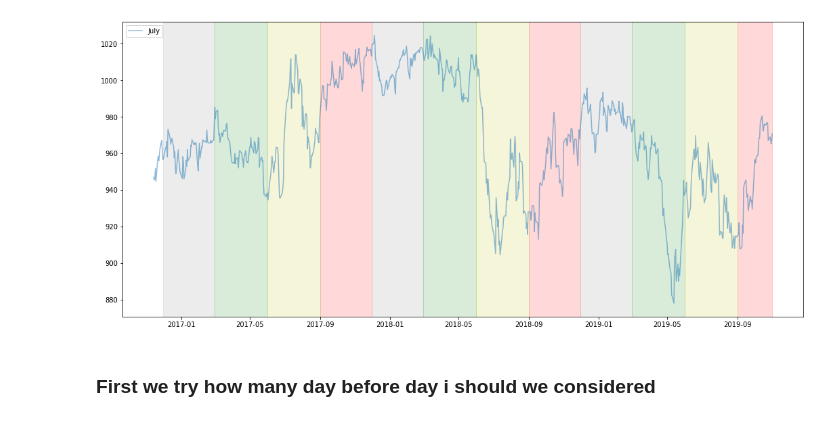
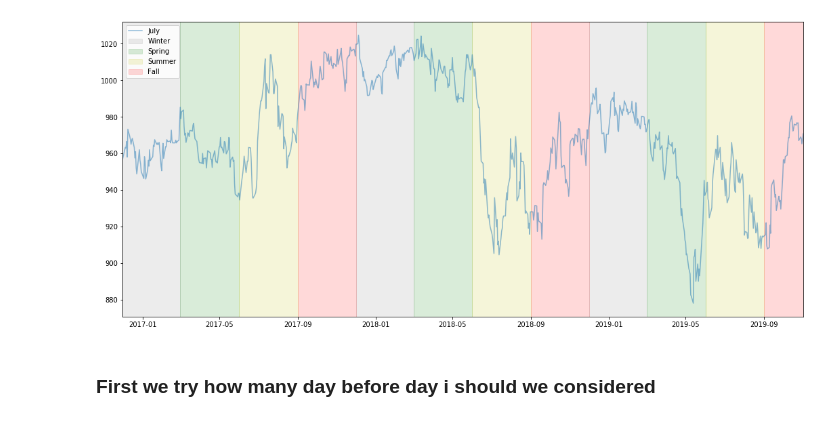
Before and after one commit to WaverlyK/MinneMUDAC, a Jupyter notebook: Preliminary_Analysis/RegressionModeling/SimpleRegressionMethods.ipynb, the cells around one changed output. Saved outputs shown, nothing was run; the diff lists cells and outputs as text; code cells hidden in the pictures.

```diff
--- a/Preliminary_Analysis/RegressionModeling/SimpleRegressionMethods.ipynb
+++ b/Preliminary_Analysis/RegressionModeling/SimpleRegressionMethods.ipynb
@@ -46,35 +46,39 @@ def get_lrn_val(Xfold,yfold,i,k):
 # %%
 import pandas as pd
 from functools import reduce
 import matplotlib.pyplot as plt
 import numpy as np
 import sklearn.metrics as metric
 from sklearn.linear_model import LinearRegression
 from sklearn.svm import SVR
 from sklearn.ensemble import AdaBoostRegressor
 
 # Read data
 july_old = pd.read_csv('july2020.csv')
 july = pd.read_csv('july2020_updated.csv')
 
 july_old['Date'] = pd.to_datetime(july_old['Date'])
 july['Date'] = pd.to_datetime(july['Date'])
 
 # Plot the july closing price for verification
 h = plt.figure(figsize=(18,8))
 h = plt.plot(july['Date'],july['Close'],label='July',alpha=0.5)
-h = plt.legend()
+
 
 seasonLine = ['2016-12-1','2017-03-1','2017-06-1','2017-09-1','2017-12-1','2018-03-1','2018-06-1','2018-09-1','2018-12-1','2019-03-1','2019-06-1','2019-09-1','2019-11-1']
 c = ['grey','g','y','r','grey','g','y','r','grey','g','y','r']
 l = ['Winter','Spring','Summer','Fall','Winter','Spring','Summer','Fall','Winter','Spring','Summer','Fall']
 for i in range(len(seasonLine)-1):
-    plt.axvspan(seasonLine[i], seasonLine[i+1], alpha=0.15, color=c[i],label=l[i])
-
+    if (i < 4):
+        plt.axvspan(seasonLine[i], seasonLine[i+1], alpha=0.15, color=c[i],label=l[i])
+    else:
+        plt.axvspan(seasonLine[i], seasonLine[i+1], alpha=0.15, color=c[i])
+h = plt.legend()
+h = plt.xlim(['2016-12-1','2019-11-1'])
 
 ### The july New data (data found in www.barchart.com) is exactly the same as the data provided by mudac
 # %% [output]
-[figure, old version]
+[figure, new version]
 # %% [markdown]
 ### First we try how many day before day i should we considered
 # %%
```
Also changed, not shown: 2 other files.
